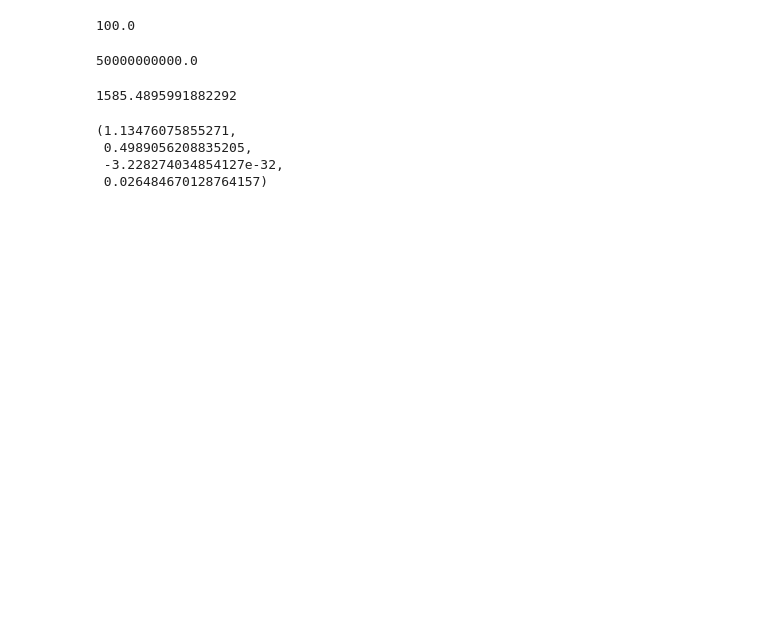
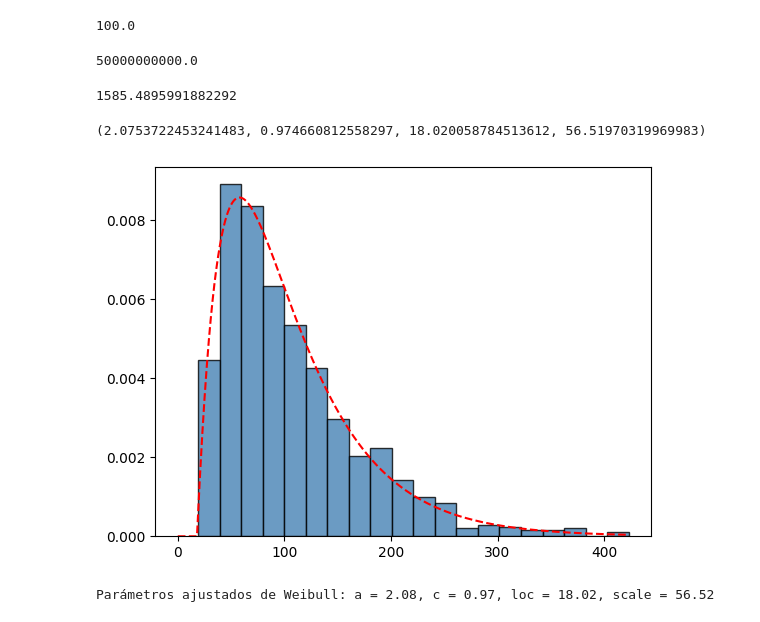
Before and after one commit to JSRV18/Dinosaurio-repository, a Jupyter notebook: Parcial3Dinosaurio.ipynb, the cells around one changed output. Saved outputs shown, nothing was run; the diff lists cells and outputs as text; code cells hidden in the pictures; blank space fills up the shorter version.

```diff
--- a/Parcial3Dinosaurio.ipynb
+++ b/Parcial3Dinosaurio.ipynb
@@ -540,10 +644,21 @@ anios
 # %%
 # h)
 from scipy.stats import exponweib
-a,c,d,e = exponweib.fit(frecuencias_normalizadas)
+a,c,d,e = exponweib.fit(pasos_totales)
 a,c,d,e
 # %% [output]
-(1.13476075855271,
- 0.4989056208835205,
- -3.228274034854127e-32,
- 0.026484670128764157)
+(2.0753722453241483, 0.974660812558297, 18.020058784513612, 56.51970319969983)
+# %%
+x = np.linspace(0, max(pasos_totales), 1000)
+pdf_fit = exponweib.pdf(x, a, c, d, e)
+
+# Graficar la distribución ajustada
+plt.plot(x, pdf_fit, linestyle='--', color='r', label='Distribución Ajustada')
+plt.hist(pasos_totales, bins=20, density=True, edgecolor='k', alpha=0.8, color='steelblue')
+plt.show()
+
+# Imprimir los parámetros ajustados
+print(f"Parámetros ajustados de Weibull: a = {a:.2f}, c = {c:.2f}, loc = {d:.2f}, scale = {e:.2f}")
+# %% [output]
+[figure, added]
+Parámetros ajustados de Weibull: a = 2.08, c = 0.97, loc = 18.02, scale = 56.52
```
Also changed, not shown: parts of 11 cells of this notebook.
